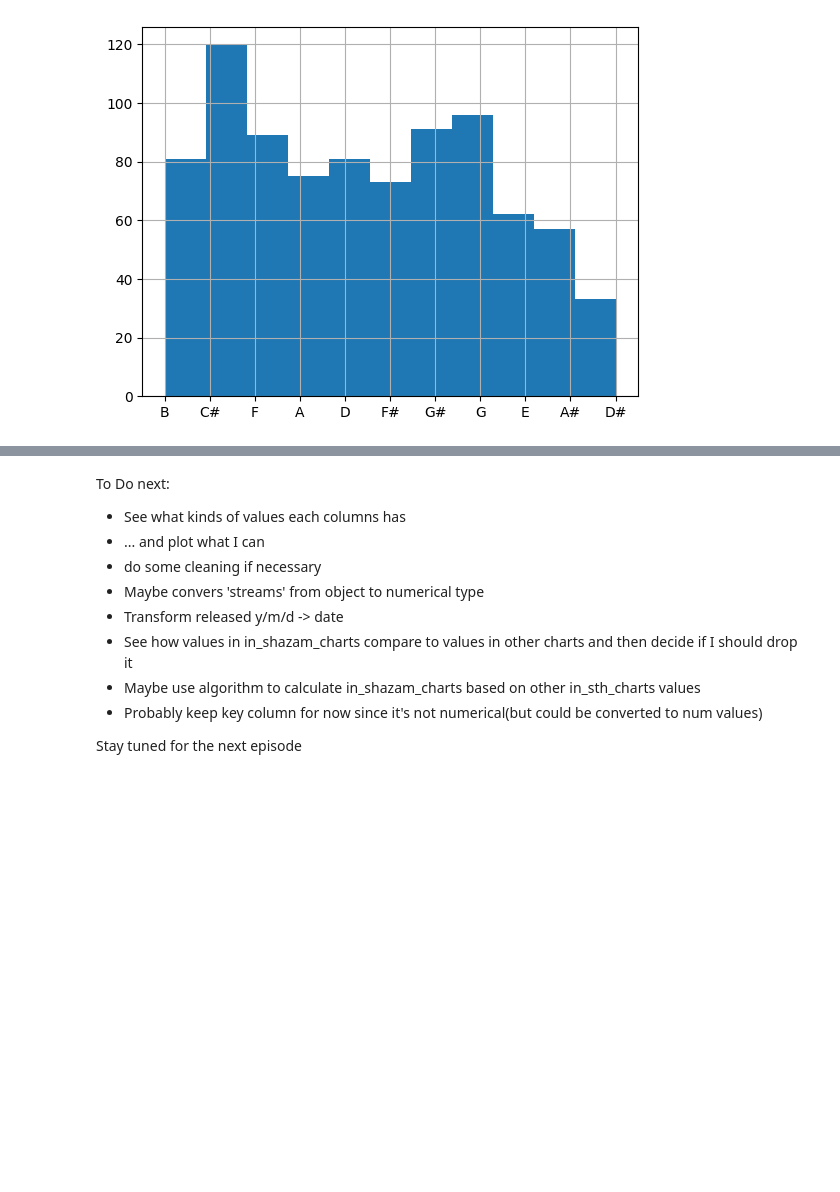
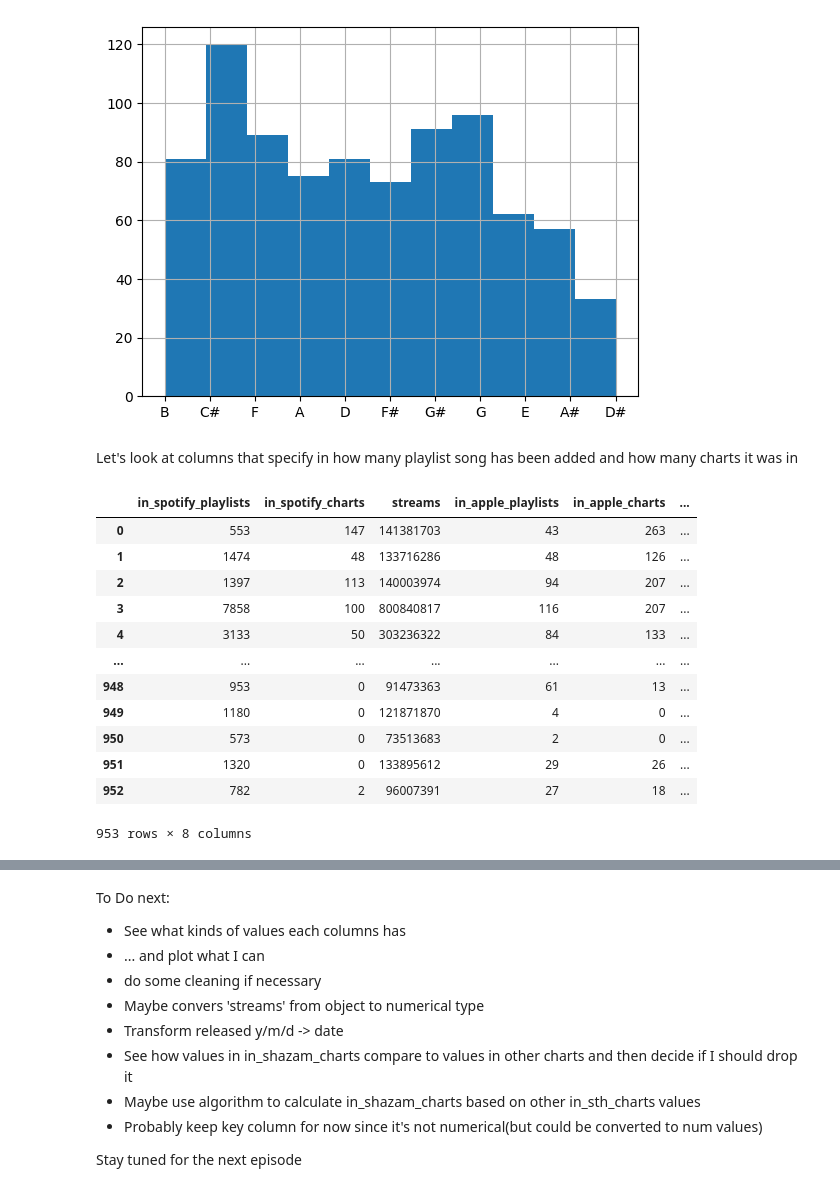
Before and after one commit to TMaczek/Spotify-Most-Streamed-Songs_Data-Analysis, a Jupyter notebook: SpotifyMostStreamed.ipynb, the cells around one changed output, grey strips where cells are left out. Saved outputs shown, nothing was run; the diff lists cells and outputs as text; code cells hidden in the pictures; blank space fills up the shorter version.

```diff
--- a/SpotifyMostStreamed.ipynb
+++ b/SpotifyMostStreamed.ipynb
@@ -130,3 +128,21 @@ df['key'].hist(bins=bins)
 ['A', 'A#', 'B', 'C#', 'D', 'D#', 'E', 'F', 'F#', 'G', 'G#']
 <Axes: >
 [figure]
+# %% [markdown]
+Let's look at columns that specify in how many playlist song has been added and how many charts it was in
+# %%
+df.loc[:, 'in_spotify_playlists' : 'in_shazam_charts']
+# %% [output]
+|  | in_spotify_playlists | in_spotify_charts | streams | in_apple_playlists | in_apple_charts | ... |
+| 0 | 553 | 147 | 141381703 | 43 | 263 | ... |
+| 1 | 1474 | 48 | 133716286 | 48 | 126 | ... |
+| 2 | 1397 | 113 | 140003974 | 94 | 207 | ... |
+| 3 | 7858 | 100 | 800840817 | 116 | 207 | ... |
+| 4 | 3133 | 50 | 303236322 | 84 | 133 | ... |
+| ... | ... | ... | ... | ... | ... | ... |
+| 948 | 953 | 0 | 91473363 | 61 | 13 | ... |
+| 949 | 1180 | 0 | 121871870 | 4 | 0 | ... |
+| 950 | 573 | 0 | 73513683 | 2 | 0 | ... |
+| 951 | 1320 | 0 | 133895612 | 29 | 26 | ... |
+| 952 | 782 | 2 | 96007391 | 27 | 18 | ... |
+953 rows × 8 columns
```
Also changed, not shown: parts of 3 cells of this notebook.
